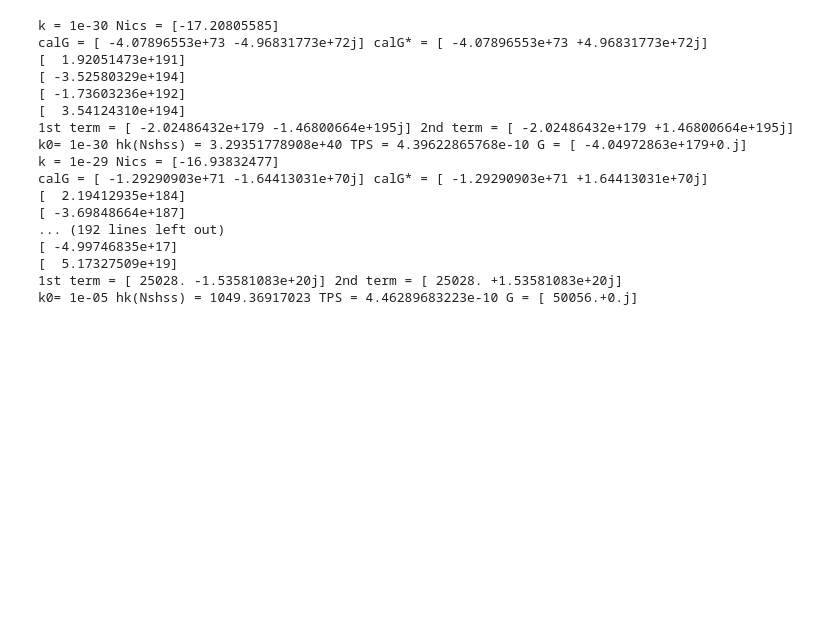
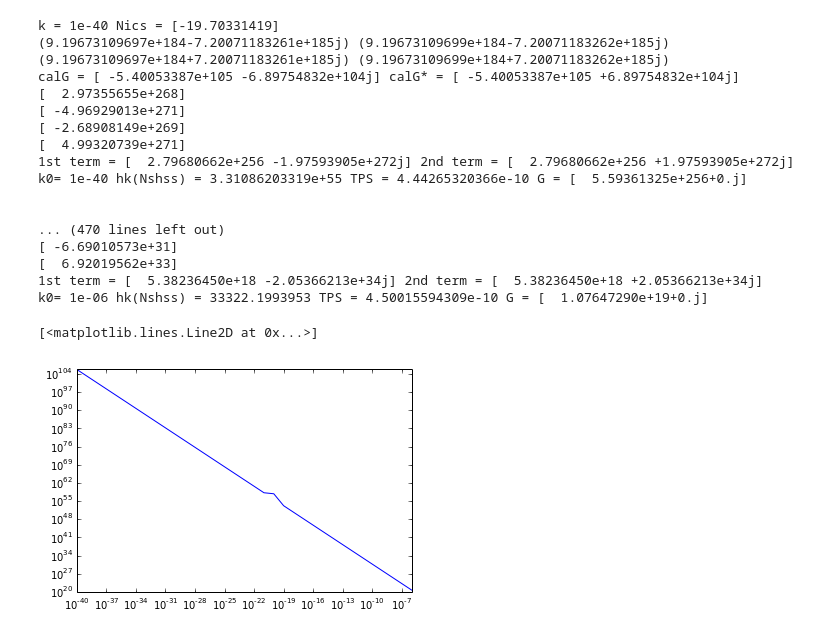
Before and after one commit to rahulporuri/project_work, a Jupyter notebook: matter_bounce/tensor_bi-spectrum.ipynb, the cells around one changed output. Saved outputs shown, nothing was run; the diff lists cells and outputs as text; code cells hidden in the pictures; blank space fills up the shorter version.

```diff
--- a/matter_bounce/tensor_bi-spectrum.ipynb
+++ b/matter_bounce/tensor_bi-spectrum.ipynb
@@ -113,13 +119,22 @@ Nshss = 2.29741477736
 # %%
-k_list = numpy.array([10**(-30 + i) for i in range(26)])
-G_array = numpy.empty(0)
-calG_array = numpy.empty(0)
-k_vs_hk_array = numpy.empty(0)
+k_list = numpy.array([10**(-40 + i) for i in range(35)])
 
-for k0 in k_list:
+Nics_array = numpy.zeros(len(k_list))
+hk_Nshss = numpy.zeros(len(k_list), dtype=complex)
+
+calG_array = numpy.empty(0, dtype= complex)
+calG_cc_array = numpy.empty(0, dtype= complex)
+G_array = numpy.empty(0, dtype= complex)
+
+for i in range(len(k_list)):
+    k0 = k_list[i]
+
     hk_file_name = str('hk_'+str(-int(numpy.log10(k0)))+'.dat')
     hk_file = open(hk_file_name, "w")
+
     Nics = solve_Nics(k0)
+    Nics_array[i] = Nics
+    N_array = numpy.linspace(Nics, Nshss, npts+1)
     print 'k =', k0, 'Nics =', Nics
 
     temp_array = initialize(Nics, k0)
@@ -127,35 +142,37 @@ for k0 in k_list:
     Dhk0 = temp_array[1]
 
     hk_array = evolve_hk(Nics, Nshss, k0, hk0, Dhk0, npts)
-    k_vs_hk_array = numpy.append(k_vs_hk_array, hk_array[-1])
+    hk_Nshss = numpy.append(hk_Nshss, hk_array[-1])
 
     tps_temp = 8*(k0)**3/(2*numpy.pi**2)*(numpy.absolute(hk_array[-1]))**2
 
-    Nics = solve_Nics(k0)
-    N_array = numpy.linspace(Nics, Nshss, npts+1)
-    another_temp = G(hk_array, N_array, k0)
+    another_temp = G(hk_array, N_array, k0, calG_array, calG_cc_array)
+    G_array = numpy.append(G_array, another_temp)
 
-    G_array = numpy.append(G_array, another_temp)
     print 'k0=', k0, 'hk(Nshss) =', numpy.absolute(hk_array[-1]), 'TPS =', str(tps_temp).strip('[]'), 'G =', another_temp
+    print '\n'
+    print '\n'
 
     for i in range(len(N_array)):
         hk_file.write(str(N_array[i])+'\t'+str(hk_array[i].real).strip('[]')+'\t'+str(hk_array[i].imag).strip('[]')+'\n')
+
+    hk_file.close()
 # %% [output]
-k = 1e-30 Nics = [-17.20805585]
-calG = [ -4.07896553e+73 -4.96831773e+72j] calG* = [ -4.07896553e+73 +4.96831773e+72j]
-[  1.92051473e+191]
-[ -3.52580329e+194]
-[ -1.73603236e+192]
-[  3.54124310e+194]
-1st term = [ -2.02486432e+179 -1.46800664e+195j] 2nd term = [ -2.02486432e+179 +1.46800664e+195j]
-k0= 1e-30 hk(Nshss) = 3.29351778908e+40 TPS = 4.39622865768e-10 G = [ -4.04972863e+179+0.j]
-k = 1e-29 Nics = [-16.93832477]
-calG = [ -1.29290903e+71 -1.64413031e+70j] calG* = [ -1.29290903e+71 +1.64413031e+70j]
-[  2.19412935e+184]
-[ -3.69848664e+187]
-... (192 lines left out)
-[ -4.99746835e+17]
-[  5.17327509e+19]
-1st term = [ 25028. -1.53581083e+20j] 2nd term = [ 25028. +1.53581083e+20j]
-k0= 1e-05 hk(Nshss) = 1049.36917023 TPS = 4.46289683223e-10 G = [ 50056.+0.j]
+k = 1e-40 Nics = [-19.70331419]
+(9.19673109697e+184-7.20071183261e+185j) (9.19673109699e+184-7.20071183262e+185j)
+(9.19673109697e+184+7.20071183261e+185j) (9.19673109699e+184+7.20071183262e+185j)
+calG = [ -5.40053387e+105 -6.89754832e+104j] calG* = [ -5.40053387e+105 +6.89754832e+104j]
+[  2.97355655e+268]
+[ -4.96929013e+271]
+[ -2.68908149e+269]
+[  4.99320739e+271]
+1st term = [  2.79680662e+256 -1.97593905e+272j] 2nd term = [  2.79680662e+256 +1.97593905e+272j]
+k0= 1e-40 hk(Nshss) = 3.31086203319e+55 TPS = 4.44265320366e-10 G = [  5.59361325e+256+0.j]
+
+
+... (470 lines left out)
+[ -6.69010573e+31]
+[  6.92019562e+33]
+1st term = [  5.38236450e+18 -2.05366213e+34j] 2nd term = [  5.38236450e+18 +2.05366213e+34j]
+k0= 1e-06 hk(Nshss) = 33322.1993953 TPS = 4.50015594309e-10 G = [  1.07647290e+19+0.j]
 # %%
@@ -162,0 +192,9 @@ TPS = [8*(k_list[i])**3/(2*numpy.pi**2)*(numpy.absolute(k_vs_hk_array[i]))**2 fo
+# %%
+calG = numpy.zeros(len(data), dtype=complex)
+calG.real = data[:,4]
+calG.imag = data[:,5]
+# %%
+plt.loglog(k_list, numpy.absolute(calG))
+# %% [output]
+[<matplotlib.lines.Line2D at 0x...>]
+[figure, added]
```
Also changed, not shown: parts of 14 cells of this notebook, 41 other files.
